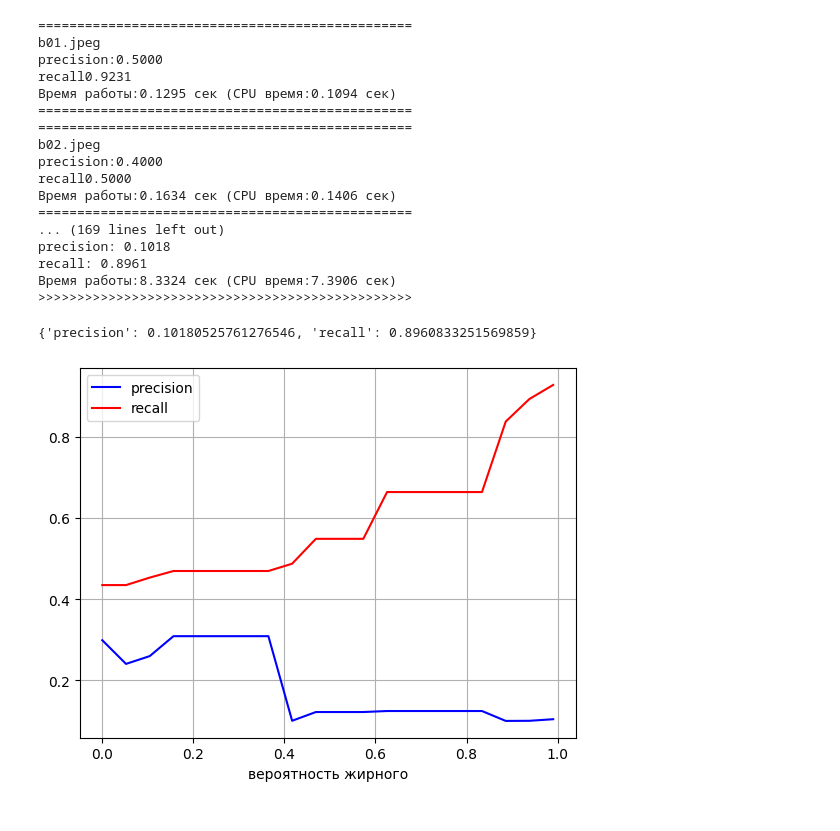
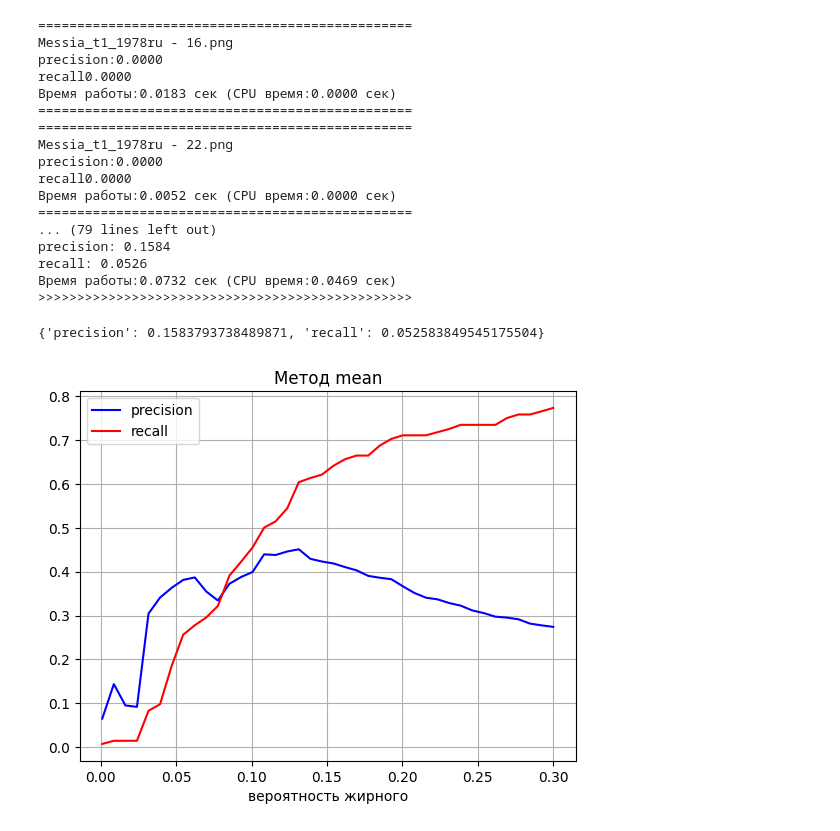
Before and after one commit to Dann38/classification_bold_pioeline, a Jupyter notebook: script/Pipeline.ipynb, the cells around one changed output. Saved outputs shown, nothing was run; the diff lists cells and outputs as text; code cells hidden in the pictures.

```diff
--- a/script/Pipeline.ipynb
+++ b/script/Pipeline.ipynb
@@ -11,27 +11,27 @@ data1 = Pages(r"C:/Users/danii/program/python/project/classification_bold/script
 # %%
 data2 = Pages(r"C:/Users/danii/Dropbox/Работа/04.Данные/ГОСТ/")
 # %%
-data3 = Pages(r"C:/Users/danii/Dropbox/Работа/04.Данные/Книга/Арнольд/")
+data3 = Pages(r"C:/Users/danii/Dropbox/Работа/04.Данные/Учебник/")
 # %%
-data1.test_method(method="sq", k=0.60)
-# data1.test_proc_k(0.15,method="ps")
+# data3.test_proc_k(0.15,method="sq")
+data3.test_method(k=0.6, method="ps")
 # %% [output]
 ================================================
-b01.jpeg
-precision:0.5000
-recall0.9231
-Время работы:0.1295 cек (CPU время:0.1094 сек)
+Messia_t1_1978ru - 16.png
+precision:0.0000
+recall0.0000
+Время работы:0.0183 cек (CPU время:0.0000 сек)
 ================================================
 ================================================
-b02.jpeg
-precision:0.4000
-recall0.5000
-Время работы:0.1634 cек (CPU время:0.1406 сек)
+Messia_t1_1978ru - 22.png
+precision:0.0000
+recall0.0000
+Время работы:0.0052 cек (CPU время:0.0000 сек)
 ================================================
-... (169 lines left out)
-precision: 0.1018
-recall: 0.8961
-Время работы:8.3324 cек (CPU время:7.3906 сек)
+... (79 lines left out)
+precision: 0.1584
+recall: 0.0526
+Время работы:0.0732 cек (CPU время:0.0469 сек)
 >>>>>>>>>>>>>>>>>>>>>>>>>>>>>>>>>>>>>>>>>>>>>>>>
-{'precision': 0.10180525761276546, 'recall': 0.8960833251569859}
+{'precision': 0.1583793738489871, 'recall': 0.052583849545175504}
 # %%
@@ -50,18 +50,19 @@ data1.pages[6].imshow_method(k=0.60, method='ps')
 # 0.7  0.0994
 # 0.8  0.0985
 # %%
-import numpy as np
+METHOD = "mean"
 precision = []
 recall = []
-P = np.linspace(0.001, 0.99, 20)
+P = np.linspace(0.001, 0.3, 40)
 for p in P:
-    rez = data1.test_proc_k(p ,method="sq", print_rez=False)
+    rez = data3.test_proc_k(p ,method=METHOD, print_rez=False)
     precision.append(rez['precision'])
     recall.append(rez['recall'])
 plt.plot(P, precision, 'b')
 plt.plot(P, recall, 'r')
 plt.legend(['precision', 'recall'])
 plt.xlabel('вероятность жирного')
+plt.title(f"Метод {METHOD}")
 plt.grid()
 # %% [output]
-[figure, old version]
+[figure, new version]
```
Also changed, not shown: parts of 2 cells of this notebook, 1 other file.
